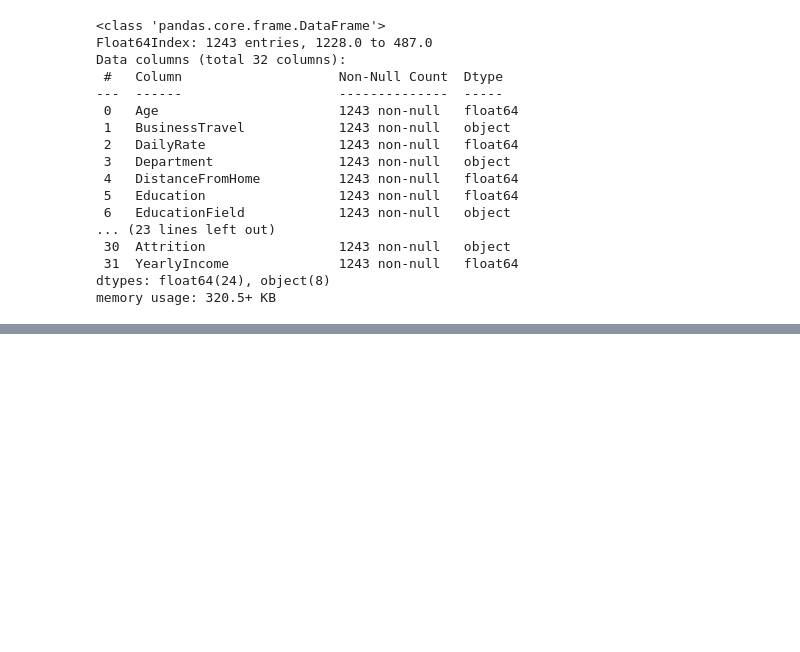
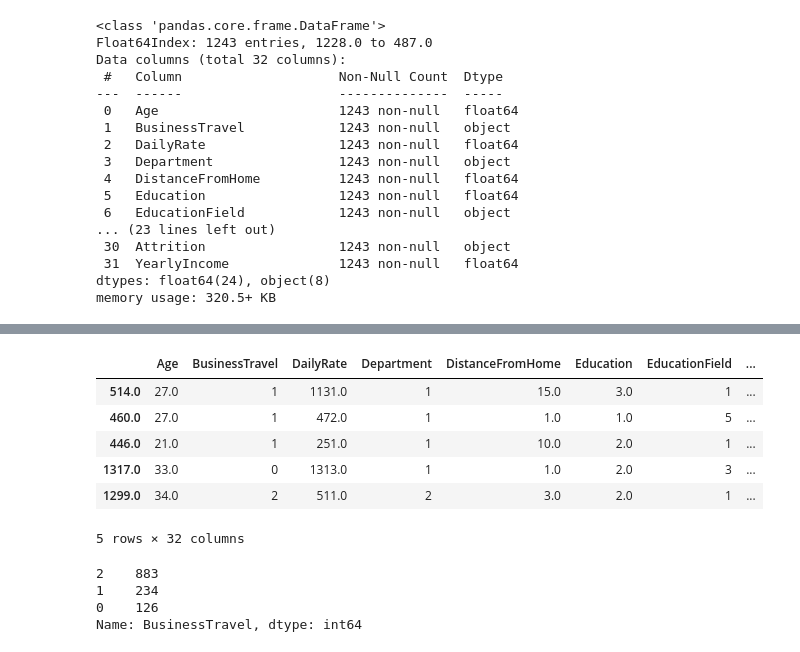
Before and after one commit to bvidru/ML_project_classification, a Jupyter notebook: ML_practical_project_classification.ipynb, the cells around one changed output, grey strips where cells are left out. Saved outputs shown, nothing was run; the diff lists cells and outputs as text; code cells hidden in the pictures; blank space fills up the shorter version.

```diff
--- a/ML_practical_project_classification.ipynb
+++ b/ML_practical_project_classification.ipynb
@@ -674,0 +800,17 @@ memory usage: 320.5+ KB
+# %%
+df_joined.sample(5)
+# %% [output]
+|  | Age | BusinessTravel | DailyRate | Department | DistanceFromHome | Education | EducationField | ... |
+| 514.0 | 27.0 | 1 | 1131.0 | 1 | 15.0 | 3.0 | 1 | ... |
+| 460.0 | 27.0 | 1 | 472.0 | 1 | 1.0 | 1.0 | 5 | ... |
+| 446.0 | 21.0 | 1 | 251.0 | 1 | 10.0 | 2.0 | 1 | ... |
+| 1317.0 | 33.0 | 0 | 1313.0 | 1 | 1.0 | 2.0 | 3 | ... |
+| 1299.0 | 34.0 | 2 | 511.0 | 2 | 3.0 | 2.0 | 1 | ... |
+5 rows × 32 columns
+# %%
+df_joined.BusinessTravel.value_counts()
+# %% [output]
+2    883
+1    234
+0    126
+Name: BusinessTravel, dtype: int64
```
Also changed, not shown: parts of 109 cells of this notebook.
